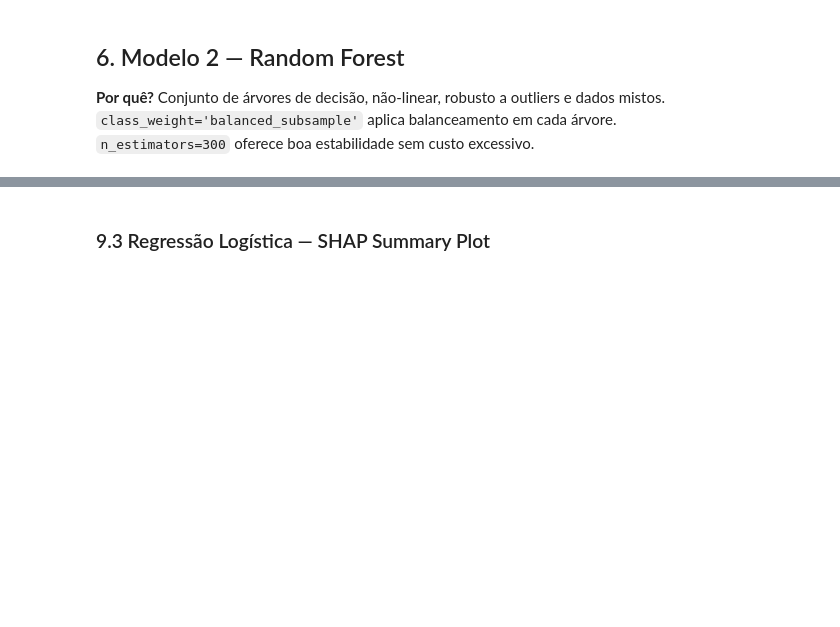
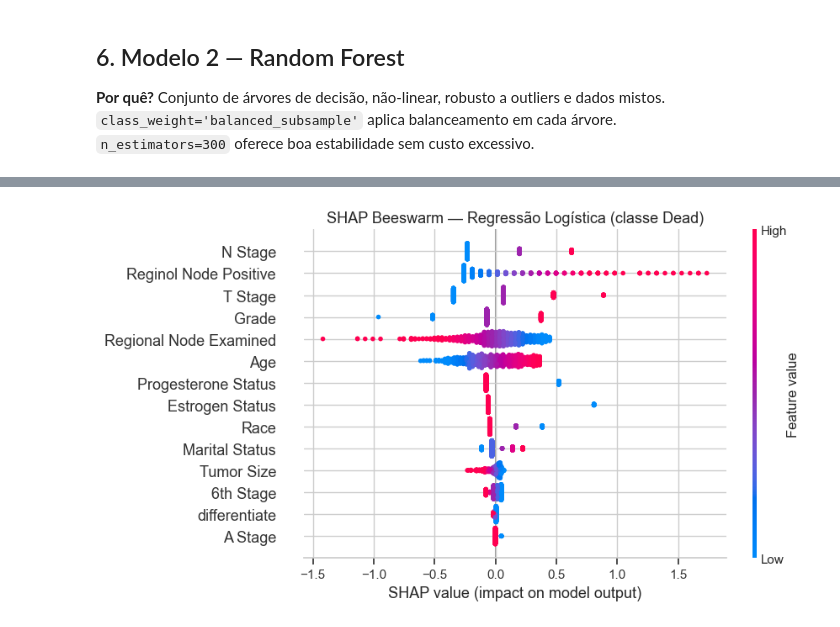
Before and after one commit to trcosta97/fiap-id-tech-challenge1, a Jupyter notebook: ml_breast_cancer.ipynb, the cells around one changed output, grey strips where cells are left out. Saved outputs shown, nothing was run; the diff lists cells and outputs as text; code cells hidden in the pictures; blank space fills up the shorter version.

```diff
--- a/ml_breast_cancer.ipynb
+++ b/ml_breast_cancer.ipynb
@@ -283,10 +461,10 @@ plt.show()
 # %%
 shap.summary_plot(
     sv_dead, X_test_df,
     show=False, plot_size=(9, 5)
 )
-plt.title('SHAP Beeswarm — Random Forest (classe Dead)', fontsize=13)
+plt.title(f'SHAP Beeswarm — {best_name} (classe Dead)', fontsize=13)
 plt.tight_layout()
 plt.show()
+# %% [output]
+[figure, added]
-# %% [markdown]
-### 9.3 Regressão Logística — SHAP Summary Plot
```
Also changed, not shown: parts of 25 cells of this notebook.
